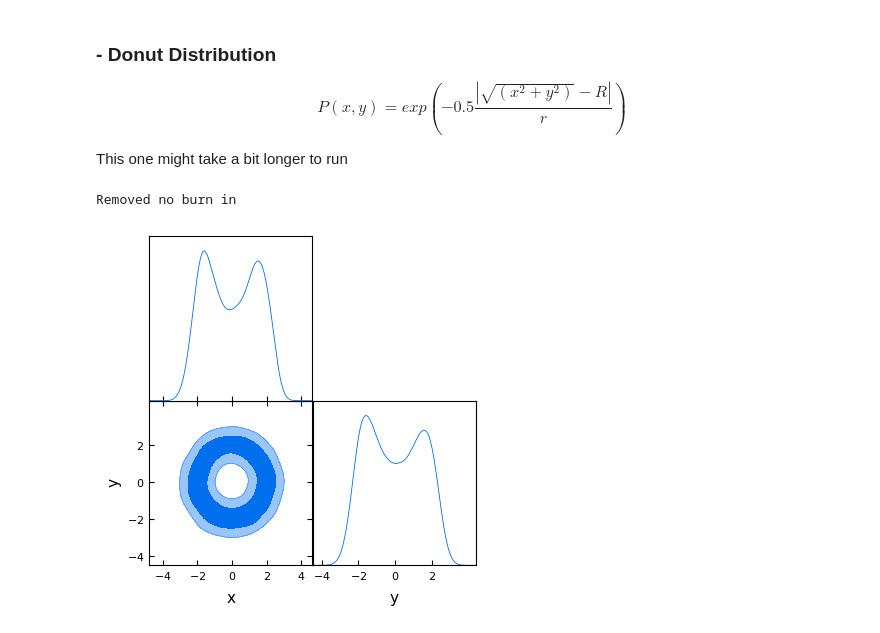
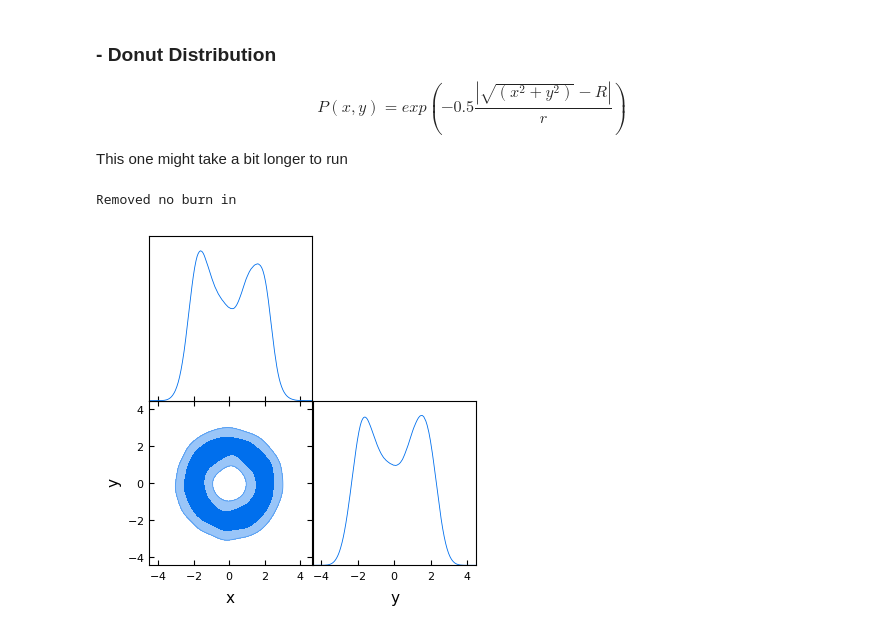
Before and after one commit to ua-2025q3-astr501-513/p1-the-physics-team, a Jupyter notebook: doc/theory.ipynb, the cells around one changed output. Saved outputs shown, nothing was run; the diff lists cells and outputs as text; code cells hidden in the pictures.

```diff
--- a/doc/theory.ipynb
+++ b/doc/theory.ipynb
@@ -264,0 +306,12 @@ def Hmc(q0, Nsamples, dt, Nsteps, L, Mass, burnin=0, rng_key=None):
+# %%
+key = random.PRNGKey(42)
+q0 = jnp.array([2.0])
+samples = Hmc(q0=q0, Nsamples=1000, dt=0.5, Nsteps=2, L=Gaussian1D, Mass=jnp.eye(1), burnin=20, rng_key=key)
+# ==== Plot expected vs. samps
+x_vals = np.linspace(-4, 4, 100)
+y_vals = np.array([Gaussian1D(jnp.array([x]), mu=0.0, sigma=1.0) for x in x_vals])/np.sqrt(2*np.pi)
+
+plt.plot(x_vals, y_vals, label='Gaussian PDF',color='black',linestyle='dashed')
+plt.hist(samples.ravel(), density=True, label='HMC samples',bins=40)
+plt.legend()
+plt.show()
@@ -269,12 +324,10 @@ def Hmc_Vectorized(q0_array, Nsamples, dt, Nsteps, L, Mass, burnin=0, rng_key=No
     """
     Vectorized Hamiltonian Monte Carlo (HMC) sampling.
 
-    TODO: Add comments later
-
     Parameters
     ----------
     q0 : array-like
-        Initial position (a parameter vector).
+        Initial positions of all chains.
     Nsamples : int
         Number of samples.
     dt : float
@@ -300,10 +353,12 @@ def Hmc_Vectorized(q0_array, Nsamples, dt, Nsteps, L, Mass, burnin=0, rng_key=No
     if rng_key is None:
         rng_key = random.PRNGKey(0)
 
+    # Detect the number of chains to use based on the shape of q0
     Nchains = q0_array.shape[0]
     minv = jnp.linalg.inv(Mass) # = M^{-1}
 
     # Vectorize the Sampler function across chains
+    # Uses optimized C code to run Sampler on multiple chains at once
     sampler_vectorized = vmap(
         lambda q, key: Sampler(q, dt, Nsteps, L, Mass, minv, key),
         in_axes=(0, 0)
@@ -312,7 +367,9 @@ def Hmc_Vectorized(q0_array, Nsamples, dt, Nsteps, L, Mass, burnin=0, rng_key=No
     q_current = q0_array
     samples = []
 
-    # Progress bar tracks total samples across all chains
+    # Progress bar tracks total samples across all chains.
+    # Total number of evaluations shown is the closest number to Nsamples
+    # that is evenly divisible by Nchains
     pbar = tqdm(total=(Nsamples//Nchains) * Nchains, desc="HMC sampling")
 
     for i in range(Nsamples//Nchains + burnin):
@@ -324,6 +381,7 @@ def Hmc_Vectorized(q0_array, Nsamples, dt, Nsteps, L, Mass, burnin=0, rng_key=No
         q_current = sampler_vectorized(q_current, subkeys)
         samples.append(q_current)
 
+        # Only update the progress bar after the burn-in has been completed
         if i >= burnin:
             pbar.update(Nchains)
 
@@ -448,21 +484,23 @@ def Donut(q, R=2.0, r=0.5):
 # %%
 # Ex. Donut
 key = random.PRNGKey(42)
 q0_array = random.normal(key, (16, 2))  # 16 independent chains
 
 mass = jnp.eye(2)
 names = ['x', 'y']
 
 # === Run Vectorized HMC ===
-samples = Hmc_Vectorized(q0_array, Nsamples=5000, dt=0.1, Nsteps=20, L=Donut, Mass=mass, burnin=50, rng_key=key)
+samples = Hmc_Vectorized(q0_array=q0_array, Nsamples=5000,
+                         dt=0.5, Nsteps=6, L=Donut,
+                         Mass=mass, burnin=20, rng_key=key)
 hmc_samps = MCSamples(samples=samples, names=names, label="HMC (Donut)")
 
 # === Plot ===
 g = plots.get_subplot_plotter()
 g.triangle_plot([hmc_samps], filled=True, smooth_scale_1D=1.0, smooth_scale_2D=1.0)
 # %% [output]
 Removed no burn in
-[figure, old version]
+[figure, new version]
 # %% [markdown]
 ## Other distributions we have tested
 
```
Also changed, not shown: parts of 16 cells of this notebook.
